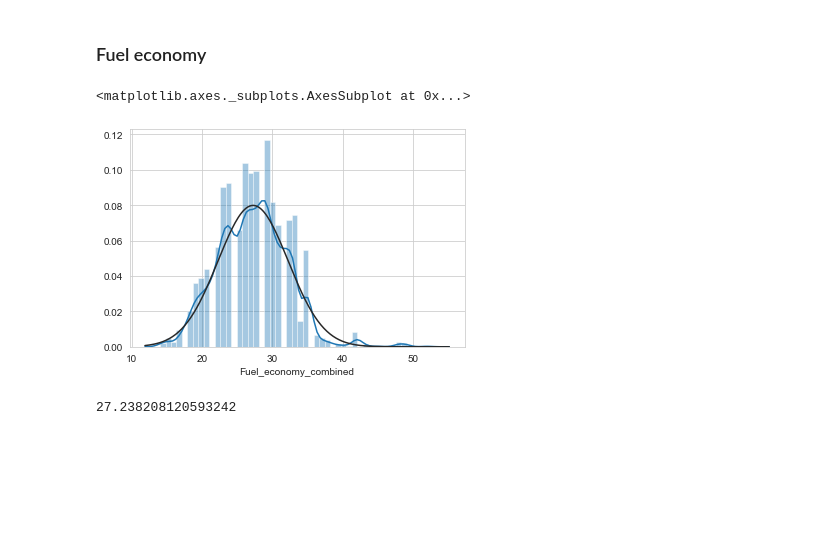
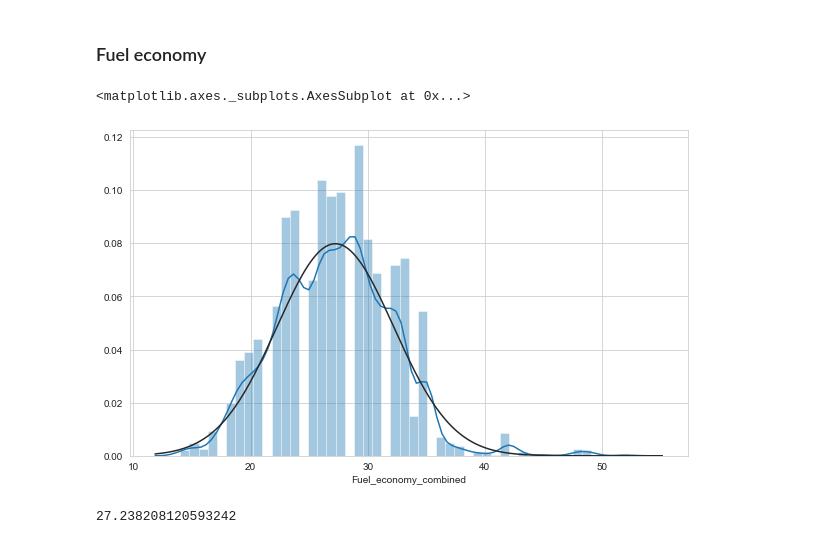
Before and after one commit to amolratnaparkhe/Car-listing-Project, a Jupyter notebook: Car-listing.ipynb, the cells around one changed output. Drawn from its saved outputs; the diff is of its cells as text; code cells hidden in the pictures; blank space fills up the shorter version.

```diff
--- a/Car-listing.ipynb
+++ b/Car-listing.ipynb
@@ -185,11 +174,11 @@ dtype: float64
 # %% [markdown]
 ###  Fuel economy
 # %%
-#Fuel economy
+plt.figure(figsize=(10,6))
 sns.distplot(df["Fuel_economy_combined"],fit = norm)
 # %% [output]
 <matplotlib.axes._subplots.AxesSubplot at 0x...>
-[figure, old version]
+[figure, new version]
 # %%
 # Looks more or less normally distributed. We can impute the missing values with the mean
 df["Fuel_economy_combined"].mean()
```
Also changed, not shown: parts of 65 cells of this notebook.
